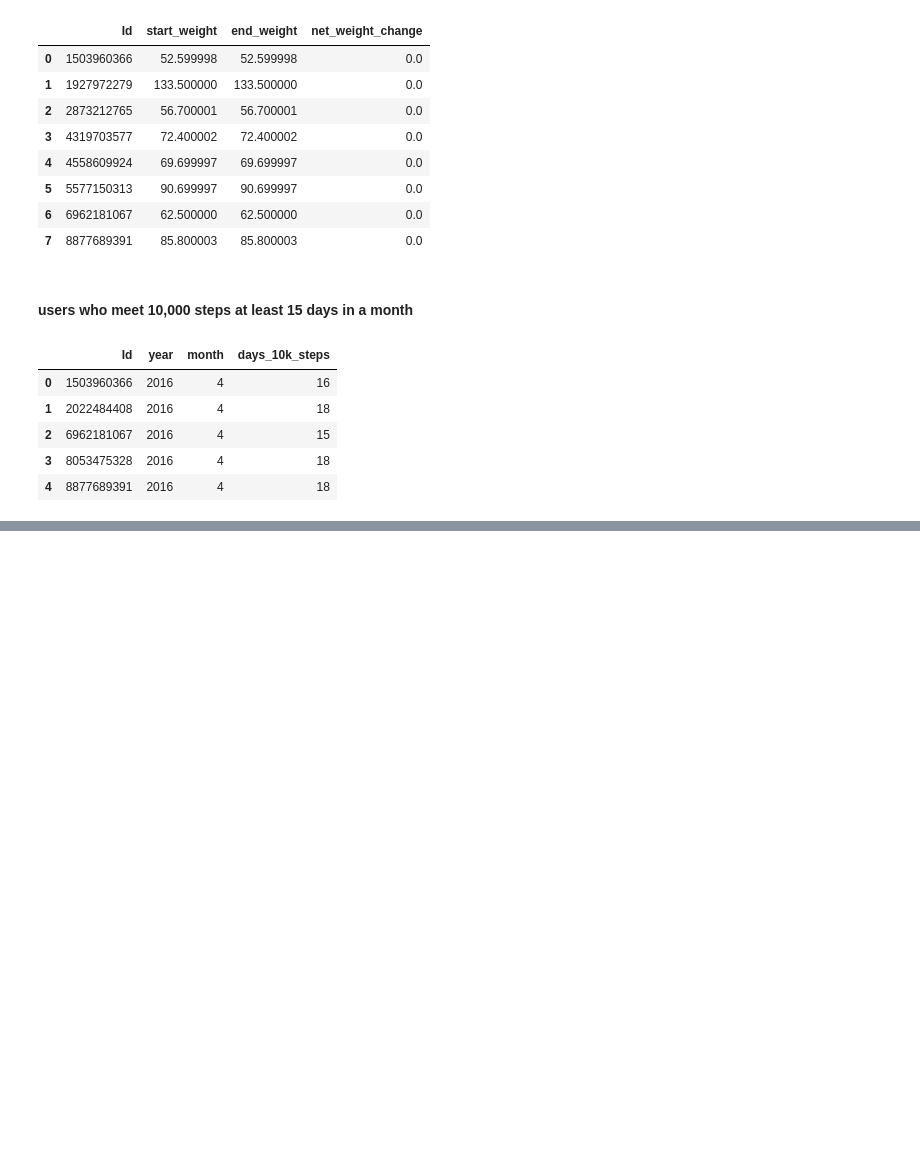
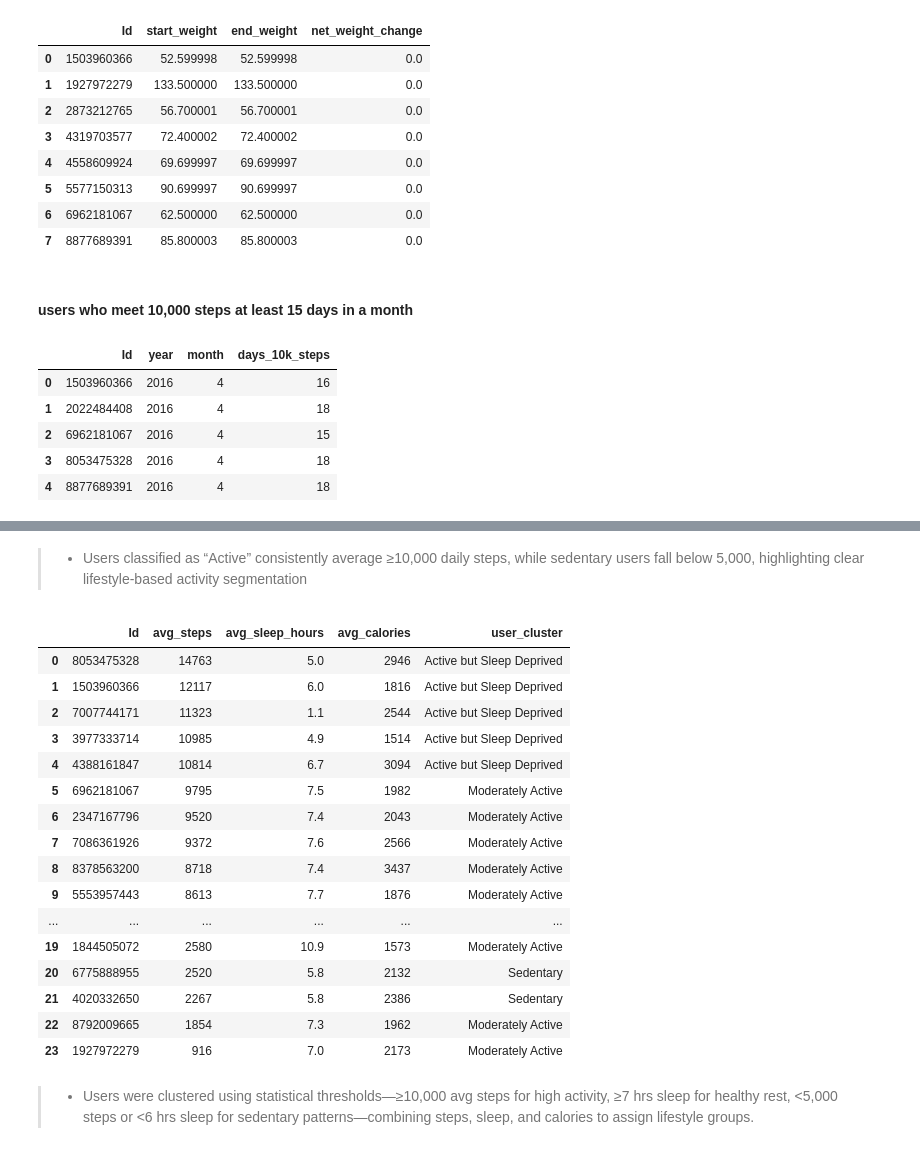
Before and after one commit to bollavamshidarreddy/fitbit-lifestyle-segmentation, a Jupyter notebook: notebooks/sql_analysis.ipynb, the cells around one changed output, grey strips where cells are left out. Cells and saved outputs as stored; diff of their text form; code cells hidden in the pictures; blank space fills up the shorter version.

Commit message:
users into sedentary, moderately active, and active

```diff
--- a/notebooks/sql_analysis.ipynb
+++ b/notebooks/sql_analysis.ipynb
@@ -1411,0 +1461,64 @@ df
+# %% [markdown]
+>* Users classified as “Active” consistently average ≥10,000 daily steps, while sedentary users fall below 5,000, highlighting clear lifestyle-based activity segmentation
+# %%
+with engine.connect() as conn:
+    result = conn.execute(
+        text("""
+            WITH activity AS (
+                SELECT
+                    Id,
+                    AVG(TotalSteps) AS avg_steps,
+                    AVG(Calories) AS avg_calories
+                FROM dailyActivity_merged
+                GROUP BY Id
+            ),
+            sleep AS (
+                SELECT
+                    Id,
+                    AVG(TotalMinutesAsleep)/60 AS avg_sleep_hours
+                FROM sleepDay_merged
+                GROUP BY Id
+            )
+            SELECT
+                a.Id,
+                ROUND(a.avg_steps,0) AS avg_steps,
+                ROUND(s.avg_sleep_hours,1) AS avg_sleep_hours,
+                ROUND(a.avg_calories,0) AS avg_calories,
+                CASE
+                    WHEN a.avg_steps >= 10000 AND s.avg_sleep_hours >= 7
+                        THEN 'Healthy Active'
+                    WHEN a.avg_steps >= 10000 AND s.avg_sleep_hours < 7
+                        THEN 'Active but Sleep Deprived'
+                    WHEN a.avg_steps < 5000 AND s.avg_sleep_hours < 6
+                        THEN 'Sedentary'
+                    ELSE 'Moderately Active'
+                END AS user_cluster
+            FROM activity a
+            JOIN sleep s ON a.Id = s.Id
+            ORDER BY avg_steps DESC;
+        """)
+    )
+
+    df = pd.DataFrame(result.fetchall(), columns=result.keys())
+
+df
+# %% [output]
+|  | Id | avg_steps | avg_sleep_hours | avg_calories | user_cluster |
+| 0 | 8053475328 | 14763 | 5.0 | 2946 | Active but Sleep Deprived |
+| 1 | 1503960366 | 12117 | 6.0 | 1816 | Active but Sleep Deprived |
+| 2 | 7007744171 | 11323 | 1.1 | 2544 | Active but Sleep Deprived |
+| 3 | 3977333714 | 10985 | 4.9 | 1514 | Active but Sleep Deprived |
+| 4 | 4388161847 | 10814 | 6.7 | 3094 | Active but Sleep Deprived |
+| 5 | 6962181067 | 9795 | 7.5 | 1982 | Moderately Active |
+| 6 | 2347167796 | 9520 | 7.4 | 2043 | Moderately Active |
+| 7 | 7086361926 | 9372 | 7.6 | 2566 | Moderately Active |
+| 8 | 8378563200 | 8718 | 7.4 | 3437 | Moderately Active |
+| 9 | 5553957443 | 8613 | 7.7 | 1876 | Moderately Active |
+| ... | ... | ... | ... | ... | ... |
+| 19 | 1844505072 | 2580 | 10.9 | 1573 | Moderately Active |
+| 20 | 6775888955 | 2520 | 5.8 | 2132 | Sedentary |
+| 21 | 4020332650 | 2267 | 5.8 | 2386 | Sedentary |
+| 22 | 8792009665 | 1854 | 7.3 | 1962 | Moderately Active |
+| 23 | 1927972279 | 916 | 7.0 | 2173 | Moderately Active |
+# %% [markdown]
+>* Users were clustered using statistical thresholds—≥10,000 avg steps for high activity, ≥7 hrs sleep for healthy rest, <5,000 steps or <6 hrs sleep for sedentary patterns—combining steps, sleep, and calories to assign lifestyle groups.
```
Also changed, not shown: parts of 3 cells of this notebook.
